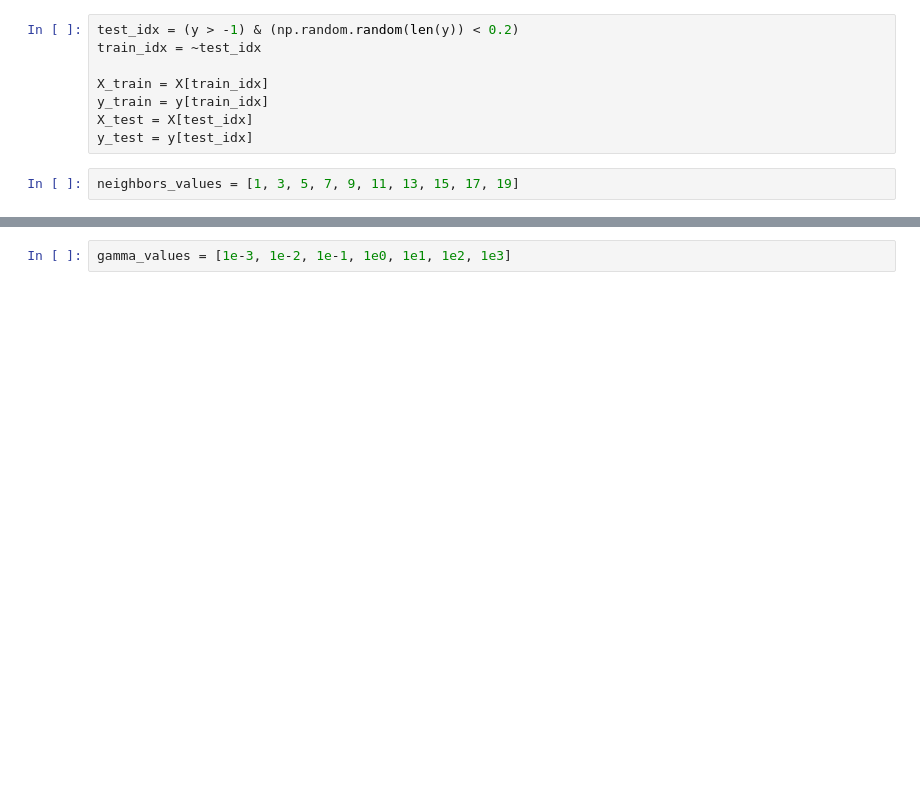
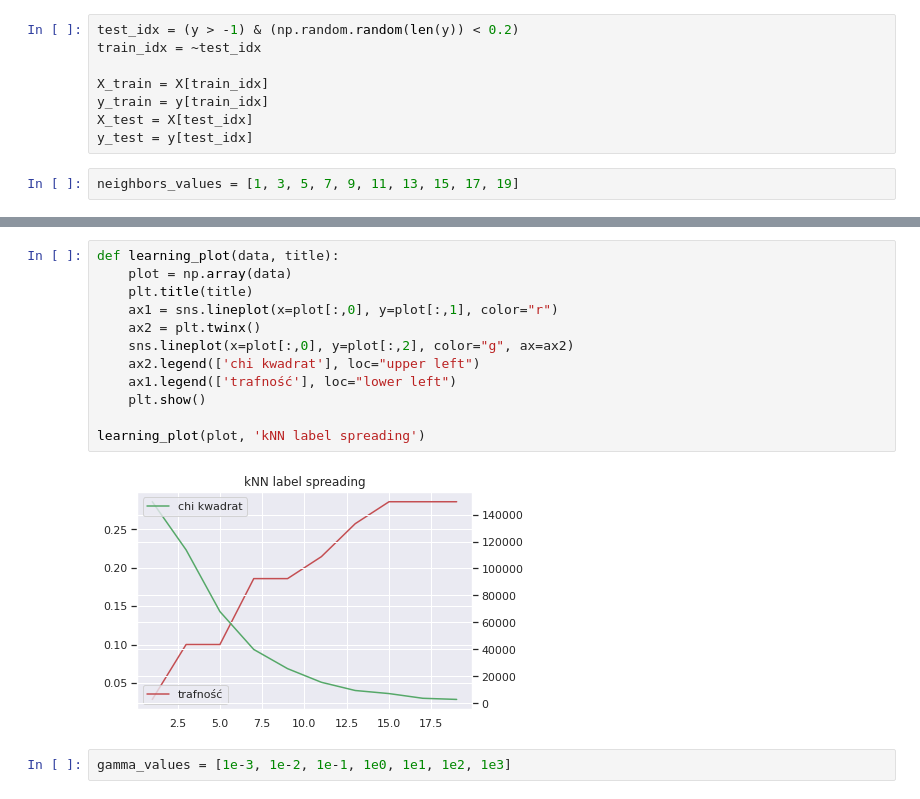
Before and after one commit to hejmsdz/youtube-trending-prediction, a Jupyter notebook: notebooks/04-semisupervised-learning.ipynb, the cells around one changed output, grey strips where cells are left out. Cells and saved outputs as stored; diff of their text form; blank space fills up the shorter version.

```diff
--- a/notebooks/04-semisupervised-learning.ipynb
+++ b/notebooks/04-semisupervised-learning.ipynb
@@ -209,3 +201,17 @@ test accuracy 0.21428571428571427
+# %%
+def learning_plot(data, title):
+    plot = np.array(data)
+    plt.title(title)
+    ax1 = sns.lineplot(x=plot[:,0], y=plot[:,1], color="r")
+    ax2 = plt.twinx()
+    sns.lineplot(x=plot[:,0], y=plot[:,2], color="g", ax=ax2)
+    ax2.legend(['chi kwadrat'], loc="upper left")
+    ax1.legend(['trafność'], loc="lower left")
+    plt.show()
+
+learning_plot(plot, 'kNN label spreading')
+# %% [output]
+[figure, added]
 # %%
 gamma_values = [1e-3, 1e-2, 1e-1, 1e0, 1e1, 1e2, 1e3]
 # %%
```
Also changed, not shown: parts of 9 cells of this notebook.
